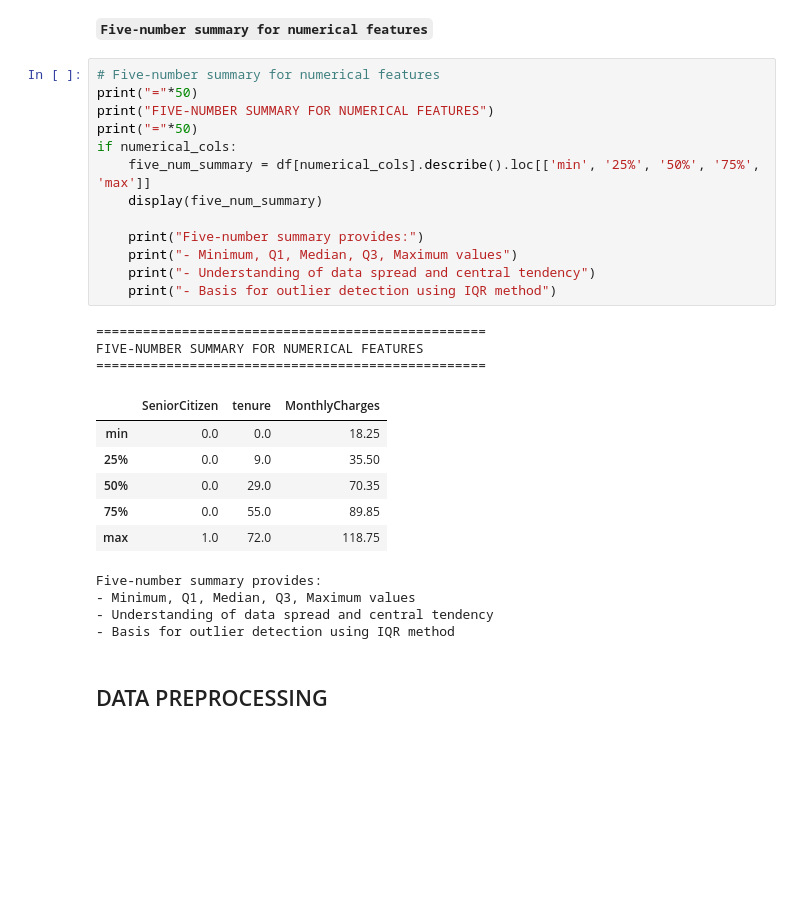
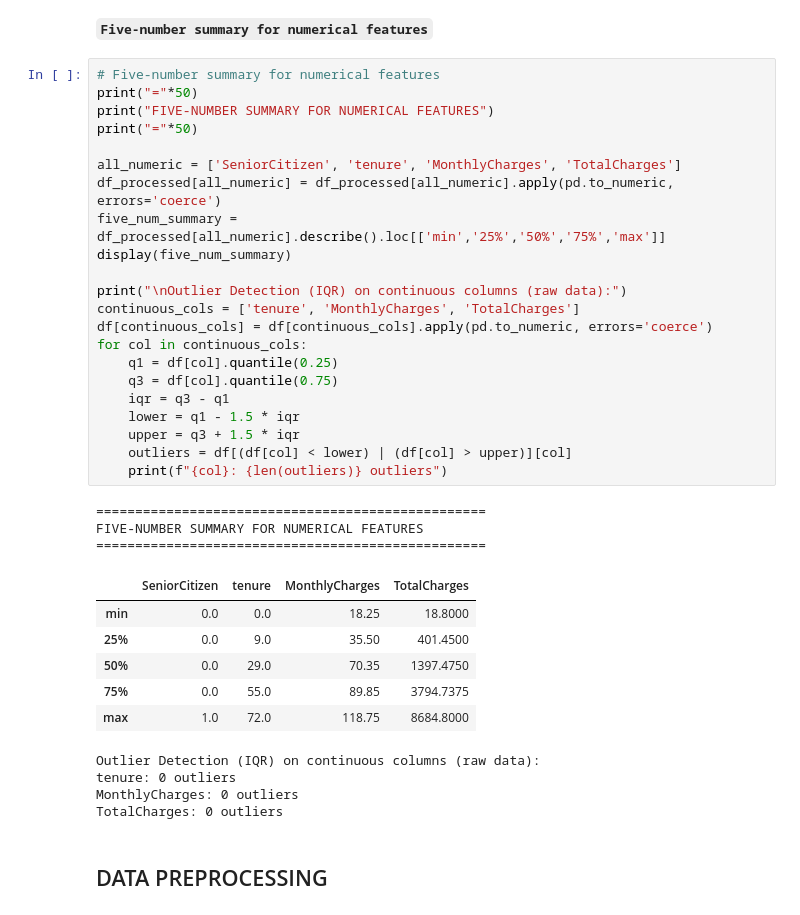
Before and after one commit to najla-alhusaini/it326-telco-churn, a Jupyter notebook: phase2.ipynb, the cells around one changed output. Drawn from its saved outputs; the diff is of its cells as text; blank space fills up the shorter version.

```diff
--- a/phase2.ipynb
+++ b/phase2.ipynb
@@ -330,33 +330,42 @@ Interpretation:
 - This insight helps guide feature selection and justifies further preprocessing to prepare data for modeling.
 # %% [markdown]
 **`Five-number summary for numerical features`**
-# %%
-# Five-number summary for numerical features
-print("="*50)
-print("FIVE-NUMBER SUMMARY FOR NUMERICAL FEATURES")
-print("="*50)
-if numerical_cols:
-    five_num_summary = df[numerical_cols].describe().loc[['min', '25%', '50%', '75%', 'max']]
-    display(five_num_summary)
-
-    print("Five-number summary provides:")
-    print("- Minimum, Q1, Median, Q3, Maximum values")
-    print("- Understanding of data spread and central tendency")
-    print("- Basis for outlier detection using IQR method")
-# %% [output]
-==================================================
-FIVE-NUMBER SUMMARY FOR NUMERICAL FEATURES
-==================================================
-|  | SeniorCitizen | tenure | MonthlyCharges |
-| min | 0.0 | 0.0 | 18.25 |
-| 25% | 0.0 | 9.0 | 35.50 |
-| 50% | 0.0 | 29.0 | 70.35 |
-| 75% | 0.0 | 55.0 | 89.85 |
-| max | 1.0 | 72.0 | 118.75 |
-Five-number summary provides:
-- Minimum, Q1, Median, Q3, Maximum values
-- Understanding of data spread and central tendency
-- Basis for outlier detection using IQR method
+# %%
+# Five-number summary for numerical features
+print("="*50)
+print("FIVE-NUMBER SUMMARY FOR NUMERICAL FEATURES")
+print("="*50)
+
+all_numeric = ['SeniorCitizen', 'tenure', 'MonthlyCharges', 'TotalCharges']
+df_processed[all_numeric] = df_processed[all_numeric].apply(pd.to_numeric, errors='coerce')
+five_num_summary = df_processed[all_numeric].describe().loc[['min','25%','50%','75%','max']]
+display(five_num_summary)
+
+print("\nOutlier Detection (IQR) on continuous columns (raw data):")
+continuous_cols = ['tenure', 'MonthlyCharges', 'TotalCharges']
+df[continuous_cols] = df[continuous_cols].apply(pd.to_numeric, errors='coerce')
+for col in continuous_cols:
+    q1 = df[col].quantile(0.25)
+    q3 = df[col].quantile(0.75)
+    iqr = q3 - q1
+    lower = q1 - 1.5 * iqr
+    upper = q3 + 1.5 * iqr
+    outliers = df[(df[col] < lower) | (df[col] > upper)][col]
+    print(f"{col}: {len(outliers)} outliers")
+# %% [output]
+==================================================
+FIVE-NUMBER SUMMARY FOR NUMERICAL FEATURES
+==================================================
+|  | SeniorCitizen | tenure | MonthlyCharges | TotalCharges |
+| min | 0.0 | 0.0 | 18.25 | 18.8000 |
+| 25% | 0.0 | 9.0 | 35.50 | 401.4500 |
+| 50% | 0.0 | 29.0 | 70.35 | 1397.4750 |
+| 75% | 0.0 | 55.0 | 89.85 | 3794.7375 |
+| max | 1.0 | 72.0 | 118.75 | 8684.8000 |
+Outlier Detection (IQR) on continuous columns (raw data):
+tenure: 0 outliers
+MonthlyCharges: 0 outliers
+TotalCharges: 0 outliers
 # %% [markdown]
 ## DATA PREPROCESSING
 # %% [markdown]
```
